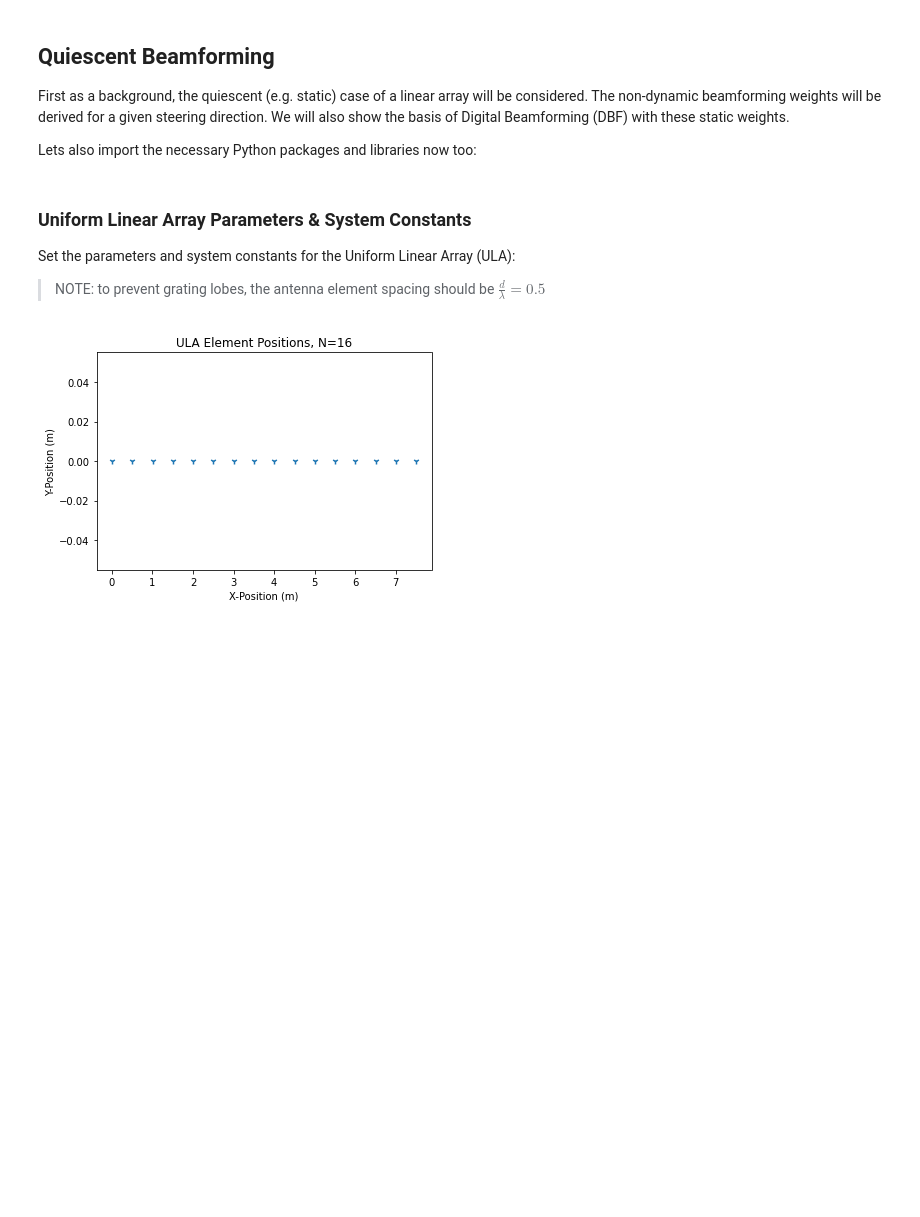
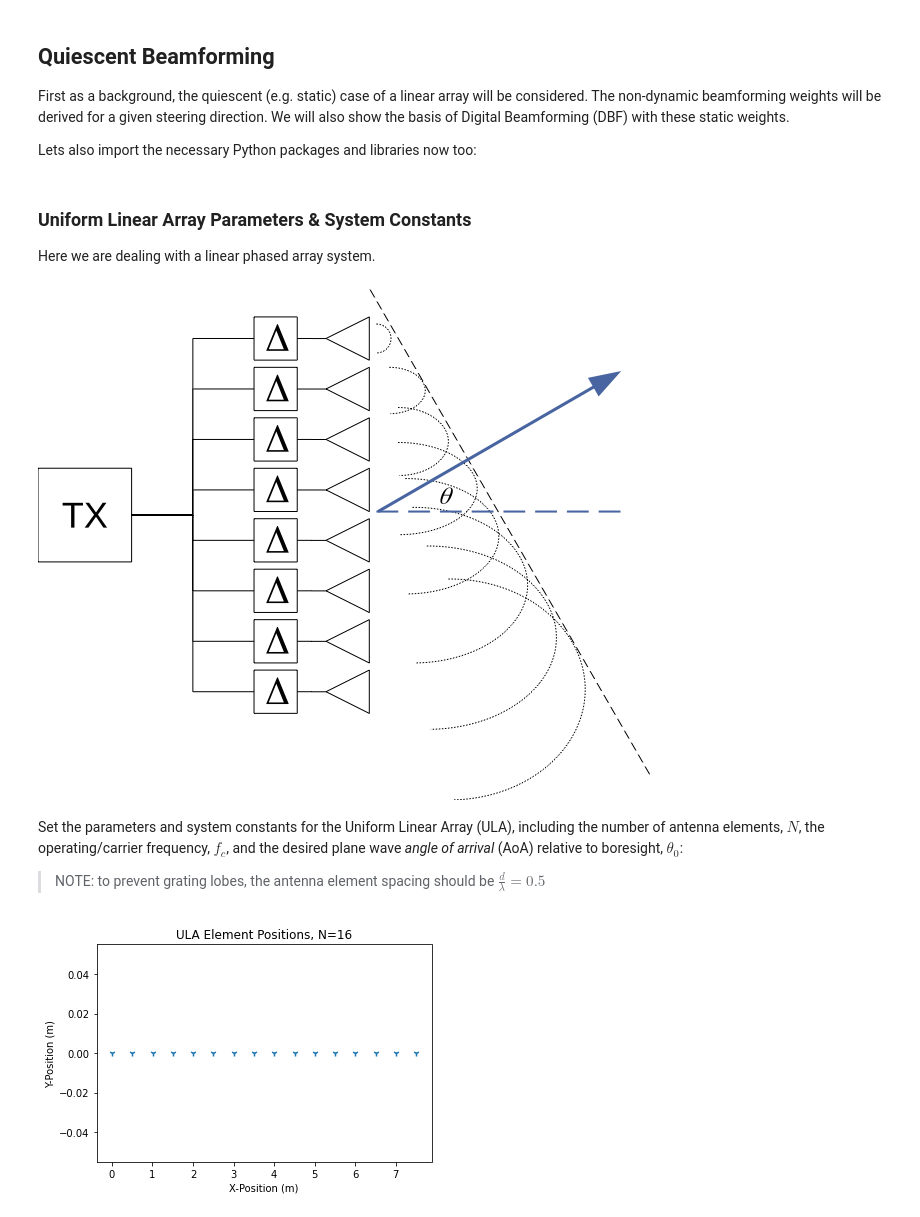
Before and after one commit to JohnnyGOX17/jhu-masters-thesis, a Jupyter notebook: src/notebooks/ML_ABF_beamformer_ULA.ipynb, the cells around one changed output. Saved outputs shown, nothing was run; the diff lists cells and outputs as text; code cells hidden in the pictures; blank space fills up the shorter version.

```diff
--- a/src/notebooks/ML_ABF_beamformer_ULA.ipynb
+++ b/src/notebooks/ML_ABF_beamformer_ULA.ipynb
@@ -17,10 +18,16 @@ import seaborn as sns
 import scipy.constants
 
 import tensorflow as tf
+# %% [markdown]
+### Uniform Linear Array Parameters & System Constants
+
+Here we are dealing with a linear phased array system.
+# %%
+display(Image(filename='../../02_abf_background/phased_array.png'))
+# %% [output]
+[figure, added]
 # %% [markdown]
-### Uniform Linear Array Parameters & System Constants
-
-Set the parameters and system constants for the Uniform Linear Array (ULA):
+Set the parameters and system constants for the Uniform Linear Array (ULA), including the number of antenna elements, $N$, the operating/carrier frequency, $f_{c}$, and the desired plane wave _angle of arrival_ (AoA) relative to boresight, $\theta_{0}$:
 
 > NOTE: to prevent grating lobes, the antenna element spacing should be $\frac{d}{\lambda}=0.5$
 # %%
```
Also changed, not shown: parts of 16 cells of this notebook, 3 other files.
